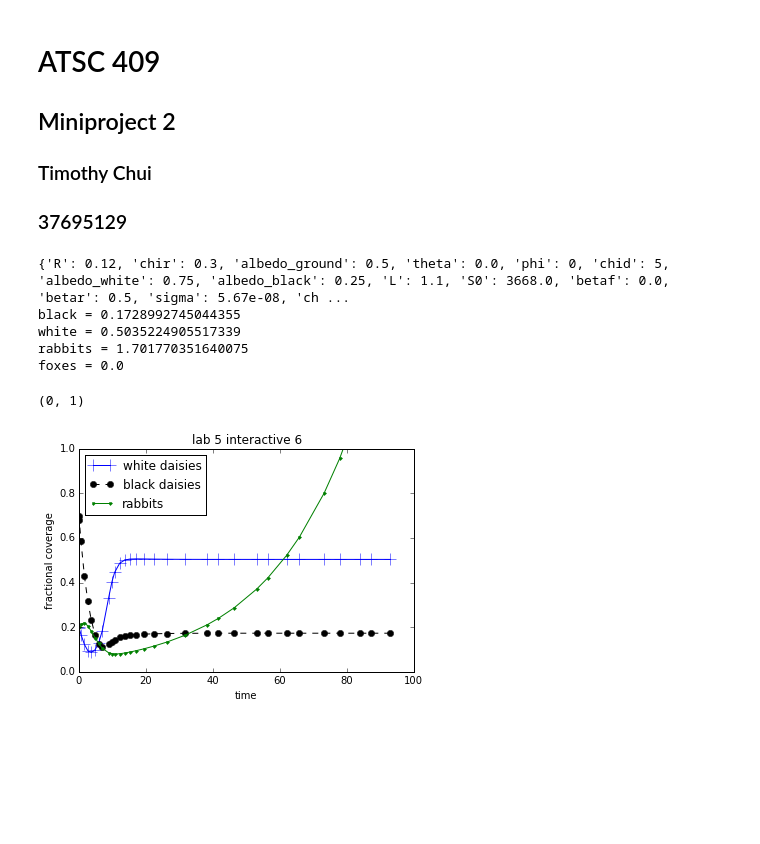
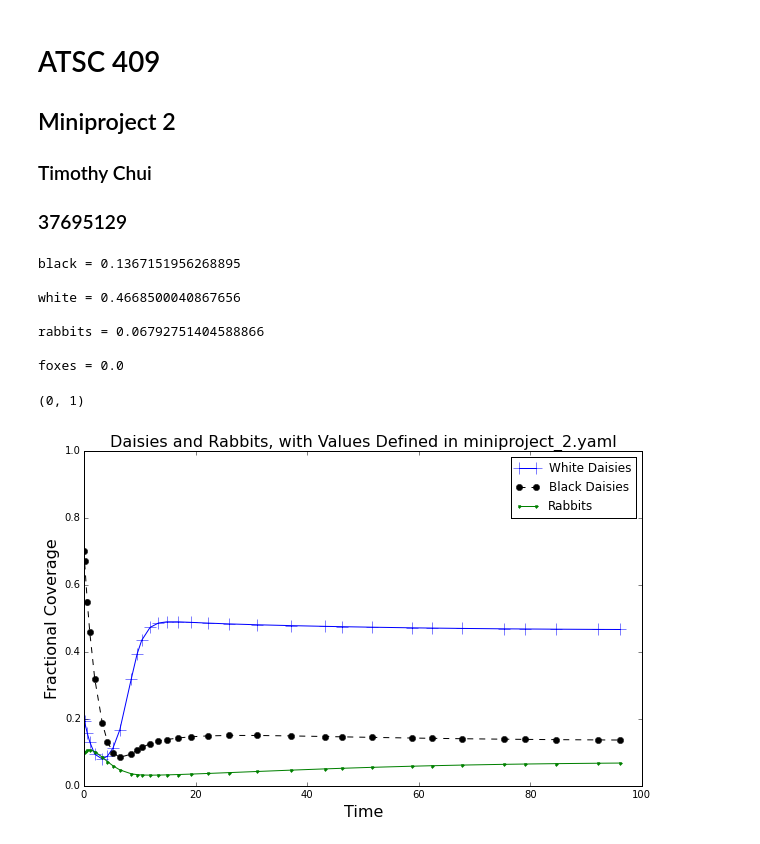
Before and after one commit to tc637/numeric, a Jupyter notebook: lab5/miniproject_2.ipynb, the cells around one changed output. Drawn from its saved outputs; the diff is of its cells as text; code cells hidden in the pictures; blank space fills up the shorter version.

Commit message:
miniproject_2.ipynb second commit; made helper functions to reload yaml and plot changes

```diff
--- a/lab5/miniproject_2.ipynb
+++ b/lab5/miniproject_2.ipynb
@@ -44,14 +53,13 @@ class IntegProject(Integrator):
     """
 
     def set_yinit(self, uservars_init, initvars_init):
-        #
-        # read in 'albedo_white chi S0 L albedo_black R albedo_ground'
-        #
-        self.config["initvars"]["blackconc"] = initvars_init["blackconc"] # change black daisy concentration
-        self.config["initvars"]["whiteconc"] = initvars_init["whiteconc"] # change white daisy concentration
-        self.config["initvars"]["rabbitconc"] = initvars_init["rabbitconc"]
-        self.config["initvars"]["foxconc"] = initvars_init["foxconc"]
-        self.config["uservars"]["phi"] = uservars_init["phi"]
+        # set new initial conditions
+        for init_key in initvars_init:
+            self.config["initvars"][init_key] = initvars_init[init_key]
+
+        # set new parameters
+        for user_key in uservars_init:
+            self.config["uservars"][user_key] = uservars_init[user_key]
 
         uservars = namedtuple('uservars', self.config['uservars'].keys())
         self.uservars = uservars(**self.config['uservars'])
@@ -106,11 +114,10 @@ class IntegProject(Integrator):
         f = np.empty_like(y)
         chi_daisies = user.phi*y[2] + user.chid # death rate of daisies
         chi_rabbits = user.theta*y[3] + user.chir # death rate of rabbits
-
         f[0] = y[0] * (beta_w * bare - chi_daisies) # white daisies
         f[1] = y[1] * (beta_b * bare - chi_daisies) # black daisies
         f[2] = y[2] * (user.betar*(1-bare) - chi_rabbits) # rabbits
-        f[3] = y[3] * (user.betaf*y[2] - user.chif)
+        f[3] = y[3] * (user.betaf*y[2] - user.chif) # foxes
         return f
 
     # make new method for calculating growth rates
@@ -261,45 +268,41 @@ class IntegProject(Integrator):
 # %%
 import matplotlib.pyplot as plt
 import pandas as pd
 %matplotlib inline
 
-uservars_init = {'albedo_white':0.75,'chid':0.3,'chir':0.3,'chif':0.0,'phi':0.1,'theta':0.0,
-                      'betar':0.5,'betaf':0.0,'S0':3668.0,'L':1.1,'albedo_black':0.25,
-                      'R':0.12,'sigma':5.67e-08,'albedo_ground':0.5}
-initvars_init = {'whiteconc':0.2,'blackconc':0.7, 'rabbitconc':0.1, 'foxconc':0.0} # add rabbit and fox conc.
+# set dictionaries to play around with initial conditions and parameters
+uservars_init,initvars_init = reset_params()
 
-initvars_init["rabbitconc"] = 0.2
-
-uservars_init["phi"] = 0
-uservars_init["chid"] = 5
-
-
-print(uservars_init)
+# call class and integrate forward in time
 theSolver=IntegProject('miniproject_2.yaml', uservars_init, initvars_init)
 timeVals,yVals,errorList=theSolver.timeloop5Err()
 
 yvals=pd.DataFrame.from_records(yVals,columns=['white','black','rabbits','foxes'])
 
-thefig,theAx=plt.subplots(1,1)
+# plot fractional coverage with time, for case with no foxes
+thefig,theAx=plt.subplots(1,1, figsize=(10,6))
 
-points,=theAx.plot(timeVals,yvals['white'],'-b+',label='white daisies')
+points,=theAx.plot(timeVals,yvals['white'],'-b+',label='White Daisies')
 points.set_markersize(12)
-theLine1,=theAx.plot(timeVals,yvals['black'],'--ko',label='black daisies')
-theLine2,=theAx.plot(timeVals,yvals['rabbits'],'-g.',label='rabbits')
-theAx.set_title('lab 5 interactive 6')
-theAx.set_xlabel('time')
-theAx.set_ylabel('fractional coverage')
+theLine1,=theAx.plot(timeVals,yvals['black'],'--ko',label='Black Daisies')
+theLine2,=theAx.plot(timeVals,yvals['rabbits'],'-g.',label='Rabbits')
+theAx.set_title('Daisies and Rabbits, with Values Defined in miniproject_2.yaml', fontsize=16)
+theAx.set_xlabel('Time', fontsize=16)
+theAx.set_ylabel('Fractional Coverage', fontsize=16)
 out=theAx.legend(loc='best')
-print("black = {}".format(yvals['black'].iloc[-1]))
-print("white = {}".format(yvals['white'].iloc[-1]))
-print("rabbits = {}".format(yvals['rabbits'].iloc[-1]))
-print("foxes = {}".format(yvals['foxes'].iloc[-1]))
+
+print("black = {}\n".format(yvals['black'].iloc[-1]))
+print("white = {}\n".format(yvals['white'].iloc[-1]))
+print("rabbits = {}\n".format(yvals['rabbits'].iloc[-1]))
+print("foxes = {}\n".format(yvals['foxes'].iloc[-1]))
 theAx.set_ylim([0,1])
 # %% [output]
-{'R': 0.12, 'chir': 0.3, 'albedo_ground': 0.5, 'theta': 0.0, 'phi': 0, 'chid': 5, 'albedo_white': 0.75, 'albedo_black': 0.25, 'L': 1.1, 'S0': 3668.0, 'betaf': 0.0, 'betar': 0.5, 'sigma': 5.67e-08, 'ch ...
-black = 0.1728992745044355
-white = 0.5035224905517339
-rabbits = 1.701770351640075
+black = 0.1367151956268895
+
+white = 0.4668500040867656
+
+rabbits = 0.06792751404588866
+
 foxes = 0.0
 (0, 1)
-[figure, old version]
+[figure, new version]
```
Also changed, not shown: parts of 5 cells of this notebook.
